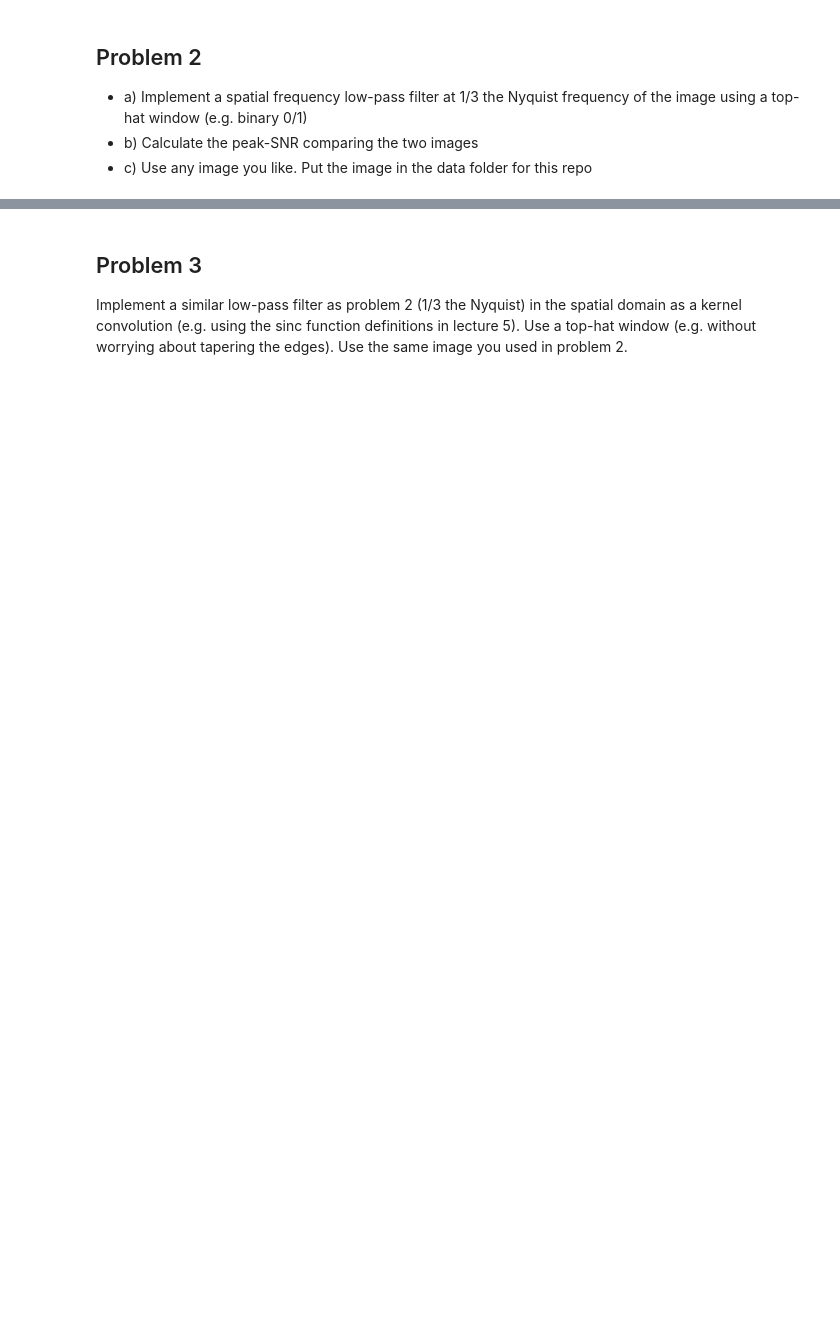
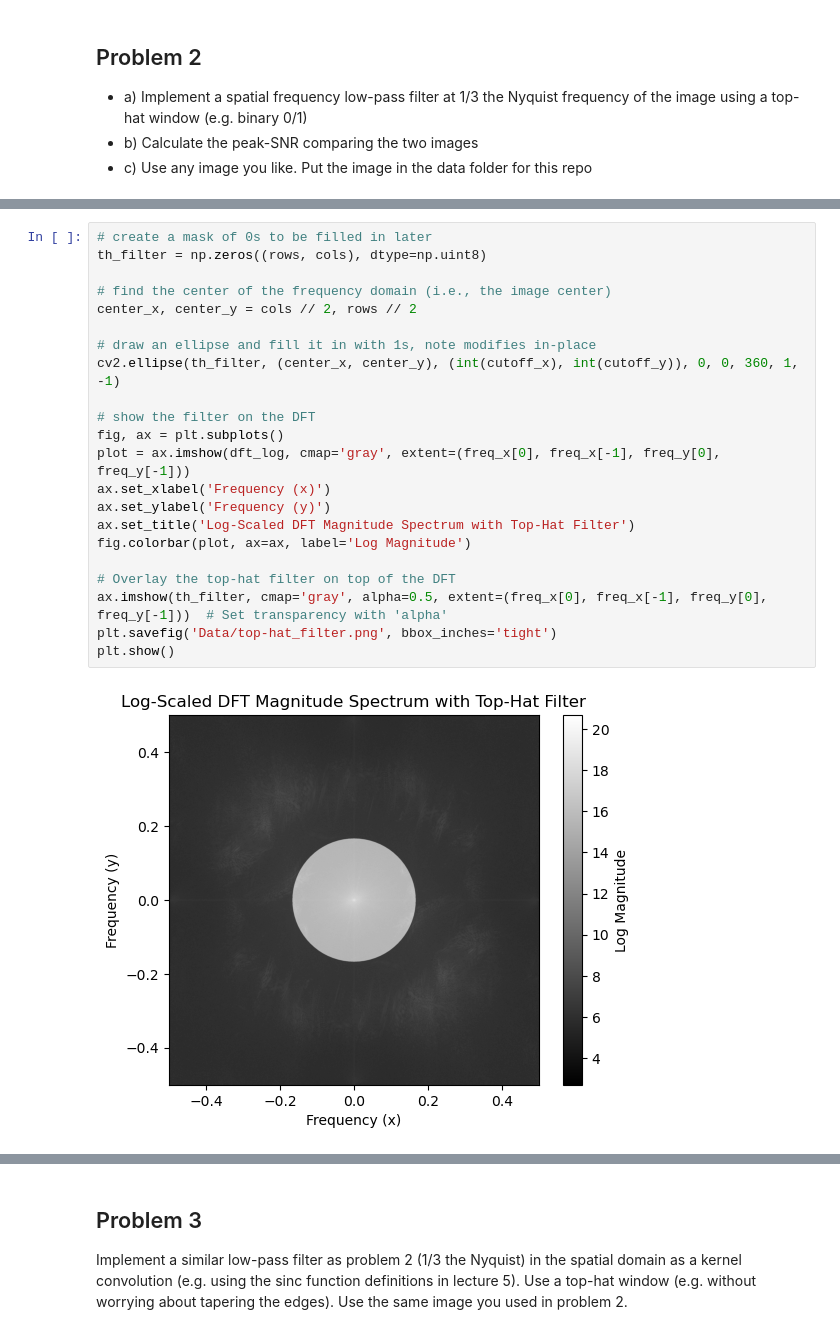
Before and after one commit to jacob-cunningham-ds/ece_2390, a Jupyter notebook: homework/02_hw/hw_02.ipynb, the cells around one changed output, grey strips where cells are left out. Cells and saved outputs as stored; diff of their text form; blank space fills up the shorter version.

```diff
--- a/homework/02_hw/hw_02.ipynb
+++ b/homework/02_hw/hw_02.ipynb
@@ -21,0 +96,24 @@ def myfunction(required_inputs,optional_inputs='defaultvalue'):
+# %%
+# create a mask of 0s to be filled in later
+th_filter = np.zeros((rows, cols), dtype=np.uint8)
+
+# find the center of the frequency domain (i.e., the image center)
+center_x, center_y = cols // 2, rows // 2
+
+# draw an ellipse and fill it in with 1s, note modifies in-place
+cv2.ellipse(th_filter, (center_x, center_y), (int(cutoff_x), int(cutoff_y)), 0, 0, 360, 1, -1)
+
+# show the filter on the DFT
+fig, ax = plt.subplots()
+plot = ax.imshow(dft_log, cmap='gray', extent=(freq_x[0], freq_x[-1], freq_y[0], freq_y[-1]))
+ax.set_xlabel('Frequency (x)')
+ax.set_ylabel('Frequency (y)')
+ax.set_title('Log-Scaled DFT Magnitude Spectrum with Top-Hat Filter')
+fig.colorbar(plot, ax=ax, label='Log Magnitude')
+
+# Overlay the top-hat filter on top of the DFT
+ax.imshow(th_filter, cmap='gray', alpha=0.5, extent=(freq_x[0], freq_x[-1], freq_y[0], freq_y[-1]))  # Set transparency with 'alpha'
+plt.savefig('Data/top-hat_filter.png', bbox_inches='tight')
+plt.show()
+# %% [output]
+[figure, added]
```
Also changed, not shown: parts of 18 cells of this notebook, 12 other files.
